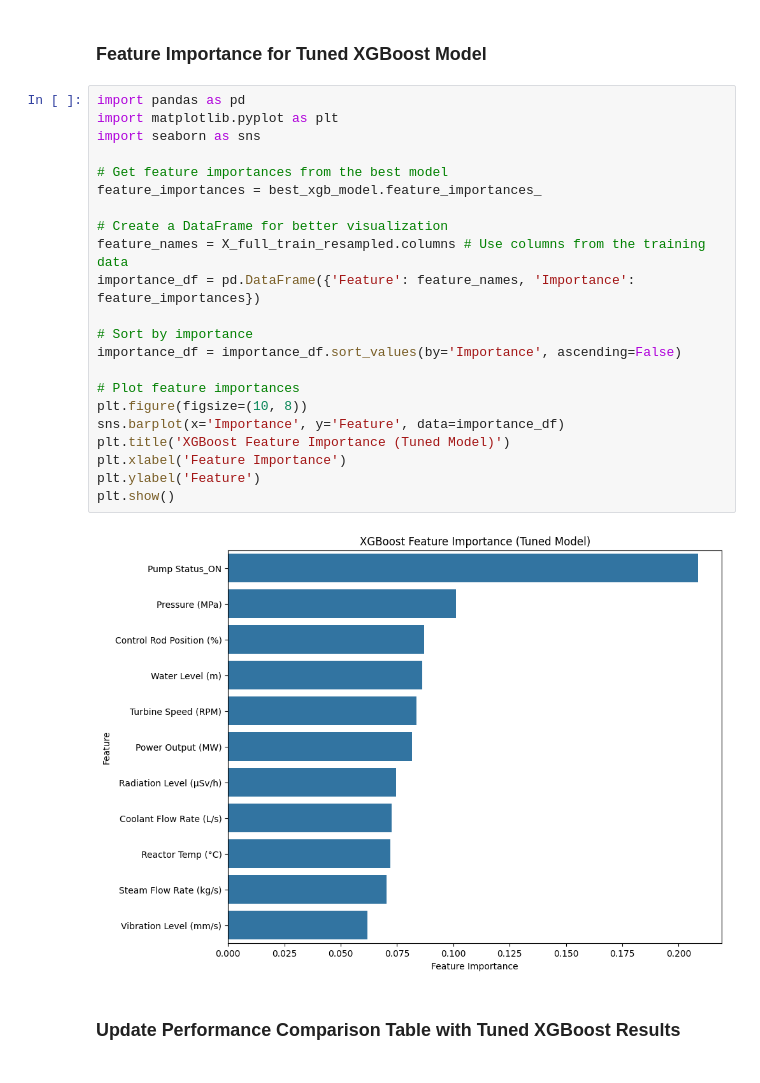
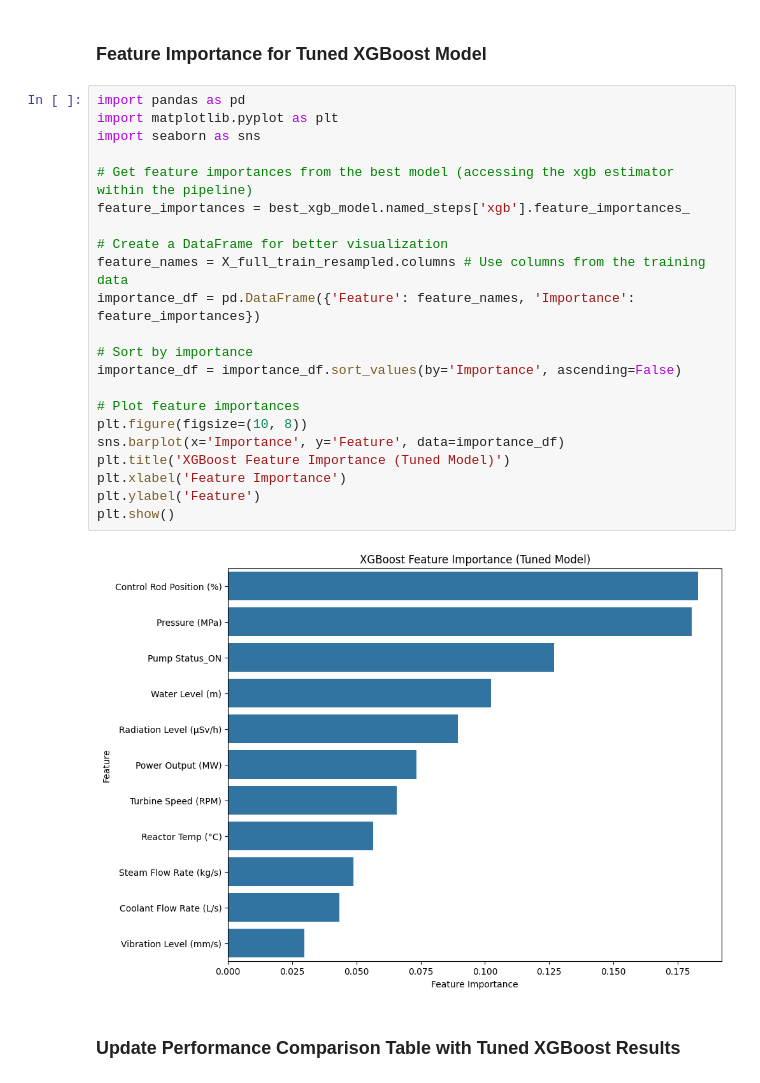
Before and after one commit to nur21horin/machine_learning, a Jupyter notebook: Untitled4.ipynb, the cells around one changed output. Cells and saved outputs as stored; diff of their text form.

```diff
--- a/Untitled4.ipynb
+++ b/Untitled4.ipynb
@@ -1618,27 +1618,27 @@ plt.show()
 # %%
 import pandas as pd
 import matplotlib.pyplot as plt
 import seaborn as sns
 
-# Get feature importances from the best model
-feature_importances = best_xgb_model.feature_importances_
+# Get feature importances from the best model (accessing the xgb estimator within the pipeline)
+feature_importances = best_xgb_model.named_steps['xgb'].feature_importances_
 
 # Create a DataFrame for better visualization
 feature_names = X_full_train_resampled.columns # Use columns from the training data
 importance_df = pd.DataFrame({'Feature': feature_names, 'Importance': feature_importances})
 
 # Sort by importance
 importance_df = importance_df.sort_values(by='Importance', ascending=False)
 
 # Plot feature importances
 plt.figure(figsize=(10, 8))
 sns.barplot(x='Importance', y='Feature', data=importance_df)
 plt.title('XGBoost Feature Importance (Tuned Model)')
 plt.xlabel('Feature Importance')
 plt.ylabel('Feature')
 plt.show()
 # %% [output]
-[figure, old version]
+[figure, new version]
 # %% [markdown]
 ### Update Performance Comparison Table with Tuned XGBoost Results
 # %%
```
Also changed, not shown: parts of 5 cells of this notebook.
